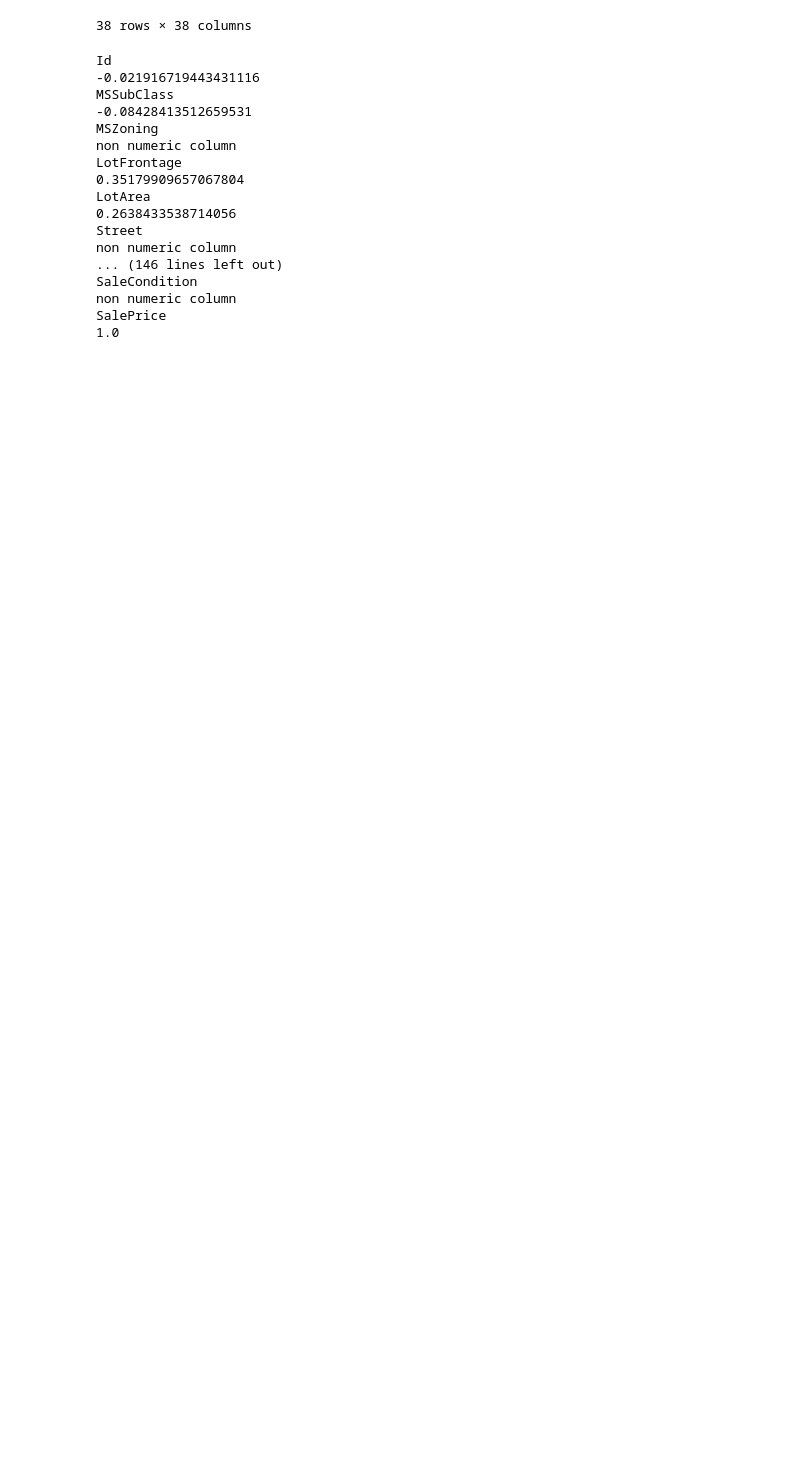
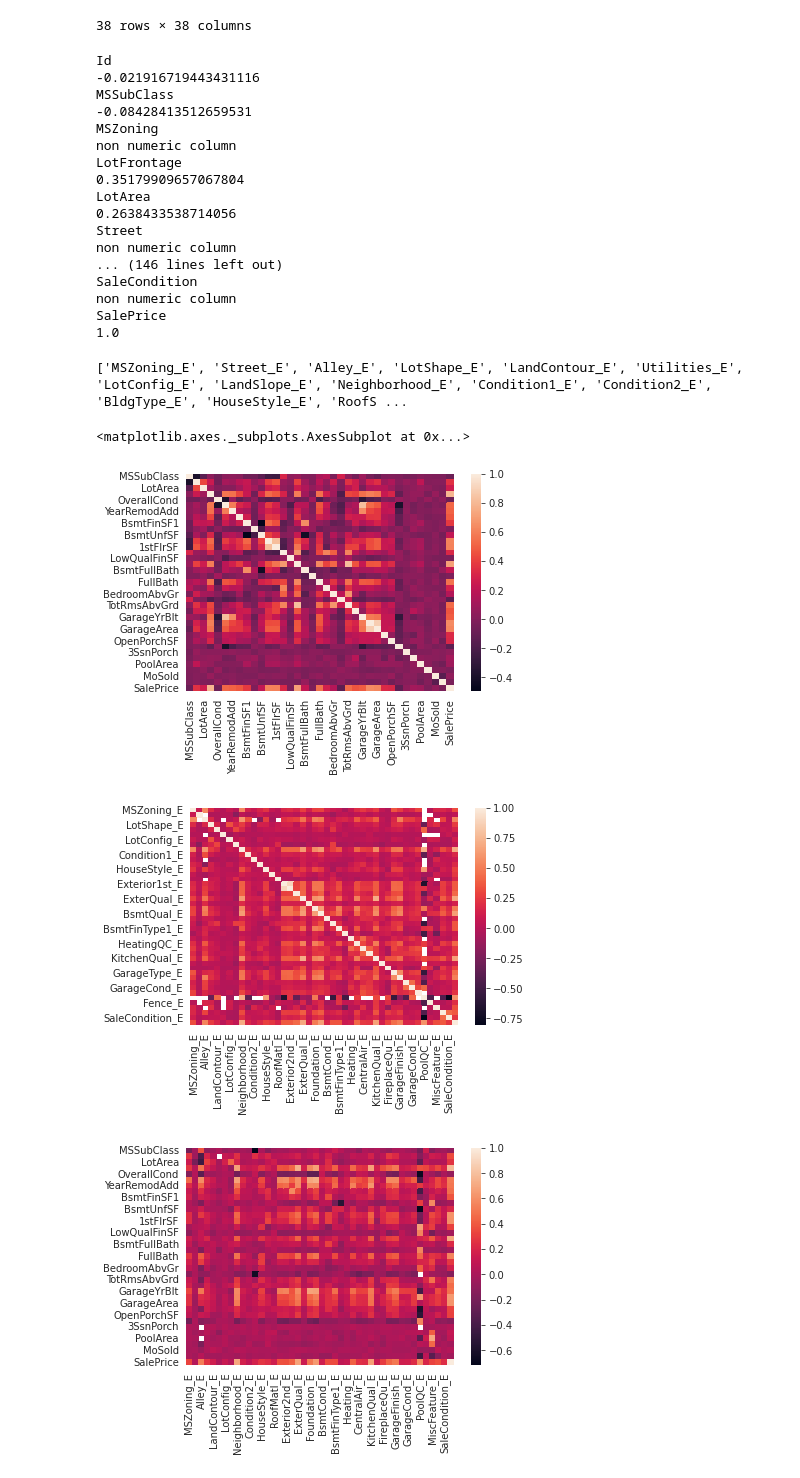
Before and after one commit to samp3209/ChamplainDataScienceClub, a Jupyter notebook: HousingRegression.ipynb, the cells around one changed output. Saved outputs shown, nothing was run; the diff lists cells and outputs as text; code cells hidden in the pictures; blank space fills up the shorter version.

```diff
--- a/HousingRegression.ipynb
+++ b/HousingRegression.ipynb
@@ -12,3 +44,8 @@ train = pd.read_csv('train.csv')
+# %%
+quantitative = [f for f in train.columns if train.dtypes[f] != 'object']
+quantitative.remove('SalePrice')
+quantitative.remove('Id')
+qualitative = [f for f in train.columns if train.dtypes[f] == 'object']
 # %% [markdown]
 # Data exploration
 # %% [markdown]
@@ -83,3 +120,23 @@ SaleCondition
 non numeric column
 SalePrice
 1.0
+# %%
+def encode(frame, feature):
+    ordering = pd.DataFrame()
+    ordering['val'] = frame[feature].unique()
+    ordering.index = ordering.val
+    ordering['spmean'] = frame[[feature, 'SalePrice']].groupby(feature).mean()['SalePrice']
+    ordering = ordering.sort_values('spmean')
+    ordering['ordering'] = range(1, ordering.shape[0]+1)
+    ordering = ordering['ordering'].to_dict()
+
+    for cat, o in ordering.items():
+        frame.loc[frame[feature] == cat, feature+'_E'] = o
+
+qual_encoded = []
+for q in qualitative:
+    encode(train, q)
+    qual_encoded.append(q+'_E')
+print(qual_encoded)
+# %% [output]
+['MSZoning_E', 'Street_E', 'Alley_E', 'LotShape_E', 'LandContour_E', 'Utilities_E', 'LotConfig_E', 'LandSlope_E', 'Neighborhood_E', 'Condition1_E', 'Condition2_E', 'BldgType_E', 'HouseStyle_E', 'RoofS ...
@@ -85,0 +154,18 @@ SalePrice
+# %%
+plt.figure(1)
+corr = train[quantitative+['SalePrice']].corr()
+sns.heatmap(corr)
+plt.figure(2)
+corr = train[qual_encoded+['SalePrice']].corr()
+sns.heatmap(corr)
+plt.figure(3)
+corr = pd.DataFrame(np.zeros([len(quantitative)+1, len(qual_encoded)+1]), index=quantitative+['SalePrice'], columns=qual_encoded+['SalePrice'])
+for q1 in quantitative+['SalePrice']:
+    for q2 in qual_encoded+['SalePrice']:
+        corr.loc[q1, q2] = train[q1].corr(train[q2])
+sns.heatmap(corr)
+# %% [output]
+<matplotlib.axes._subplots.AxesSubplot at 0x...>
+[figure, added]
+[figure, added]
+[figure, added]
```
Also changed, not shown: parts of 6 cells of this notebook.
